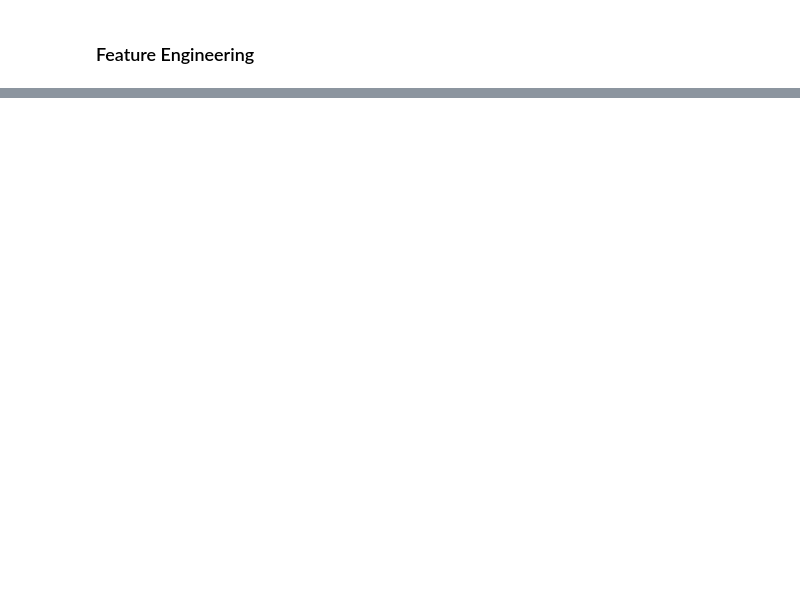
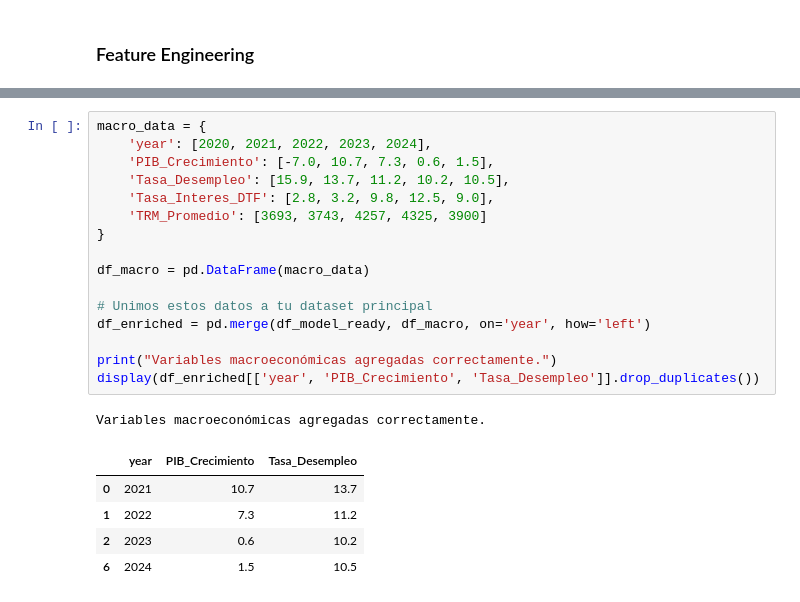
Before and after one commit to daritzateheran/sectora-horizon, a Jupyter notebook: sandbox/Sectora_Horizon.ipynb, the cells around one changed output, grey strips where cells are left out. Drawn from its saved outputs; the diff is of its cells as text; blank space fills up the shorter version.

```diff
--- a/sandbox/Sectora_Horizon.ipynb
+++ b/sandbox/Sectora_Horizon.ipynb
@@ -316,0 +697,23 @@ if margin_rmses:
+# %%
+macro_data = {
+    'year': [2020, 2021, 2022, 2023, 2024],
+    'PIB_Crecimiento': [-7.0, 10.7, 7.3, 0.6, 1.5],
+    'Tasa_Desempleo': [15.9, 13.7, 11.2, 10.2, 10.5],
+    'Tasa_Interes_DTF': [2.8, 3.2, 9.8, 12.5, 9.0],
+    'TRM_Promedio': [3693, 3743, 4257, 4325, 3900]
+}
+
+df_macro = pd.DataFrame(macro_data)
+
+# Unimos estos datos a tu dataset principal
+df_enriched = pd.merge(df_model_ready, df_macro, on='year', how='left')
+
+print("Variables macroeconómicas agregadas correctamente.")
+display(df_enriched[['year', 'PIB_Crecimiento', 'Tasa_Desempleo']].drop_duplicates())
+# %% [output]
+Variables macroeconómicas agregadas correctamente.
+|  | year | PIB_Crecimiento | Tasa_Desempleo |
+| 0 | 2021 | 10.7 | 13.7 |
+| 1 | 2022 | 7.3 | 11.2 |
+| 2 | 2023 | 0.6 | 10.2 |
+| 6 | 2024 | 1.5 | 10.5 |
```
Also changed, not shown: parts of 13 cells of this notebook.
